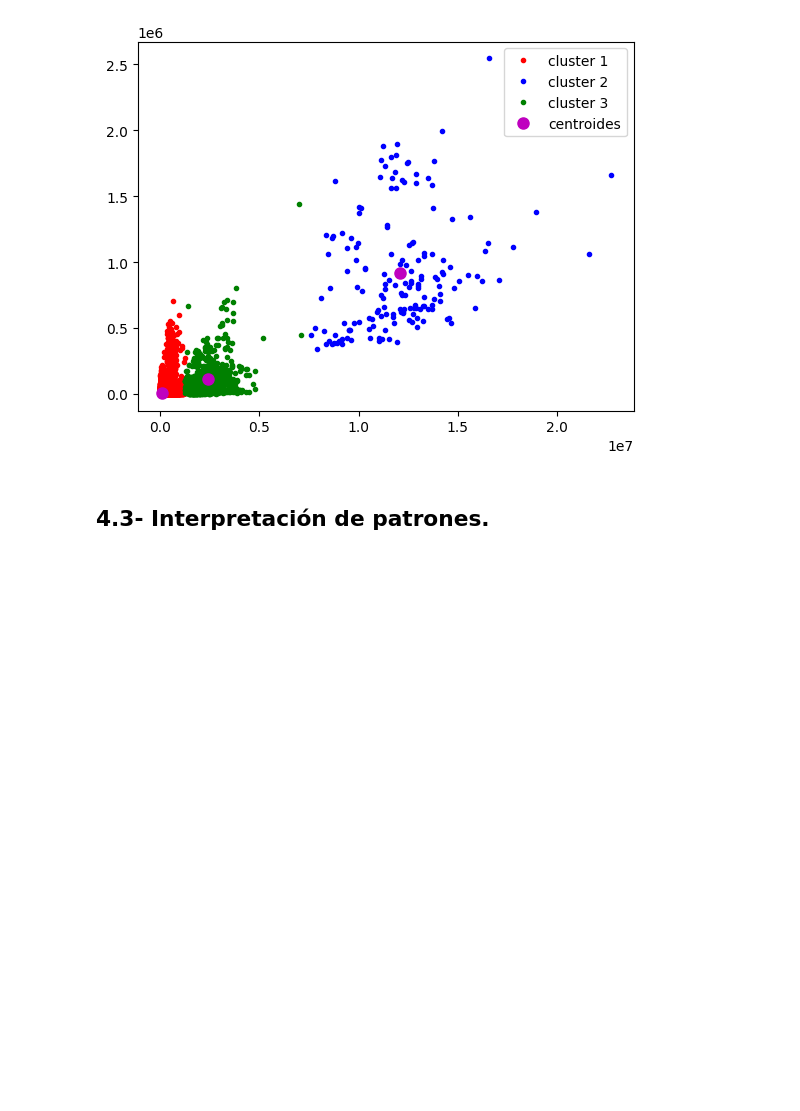
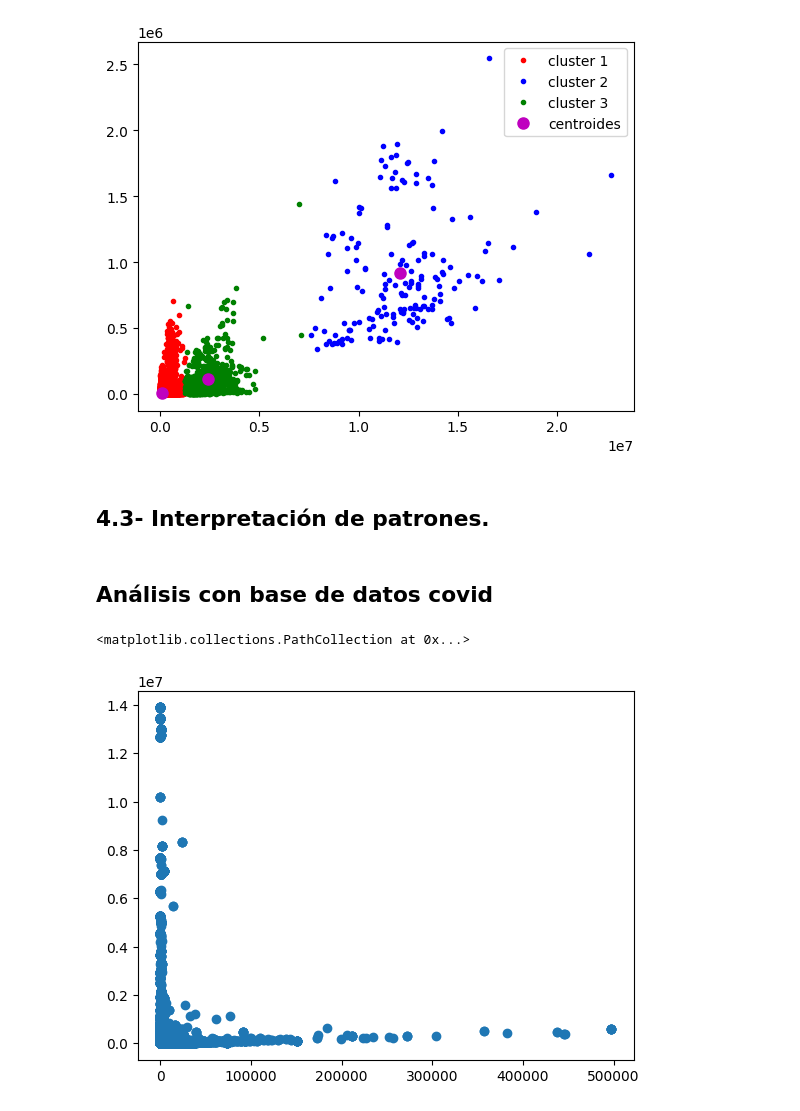
Before and after one commit to AvenDani/trabajoAnalitica, a Jupyter notebook: TC1002S.ipynb, the cells around one changed output. Drawn from its saved outputs; the diff is of its cells as text; code cells hidden in the pictures; blank space fills up the shorter version.

```diff
--- a/TC1002S.ipynb
+++ b/TC1002S.ipynb
@@ -477,3 +475,23 @@ plt.show()
 [figure]
 # %% [markdown]
 ## 4.3- Interpretación de patrones.
+# %% [markdown]
+## Análisis con base de datos covid
+# %%
+from sklearn.cluster import KMeans
+import numpy as np
+import pandas as pd
+import matplotlib.pyplot as plt
+
+# Carga el archivo CSV
+dfc = pd.read_csv('covid19_tweets.csv')
+
+data=[]
+for j in range(len(dfc["user_friends"])):
+  data.append([dfc["user_friends"][j],dfc["user_followers"][j]])
+
+data2=np.array(data)
+plt.scatter(data2[:,0],data2[:,1])
+# %% [output]
+<matplotlib.collections.PathCollection at 0x...>
+[figure, added]
```
Also changed, not shown: parts of 17 cells of this notebook.
